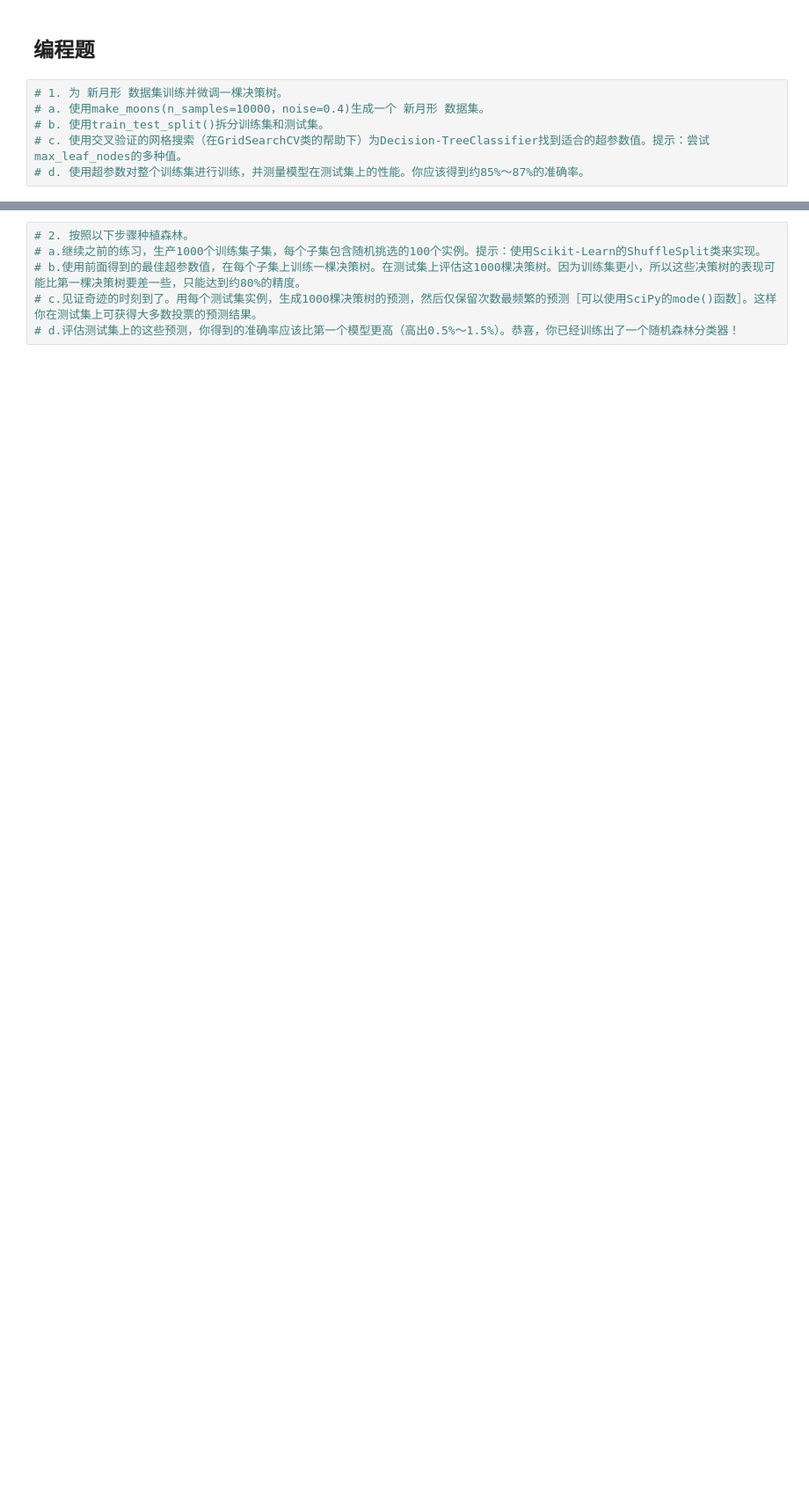
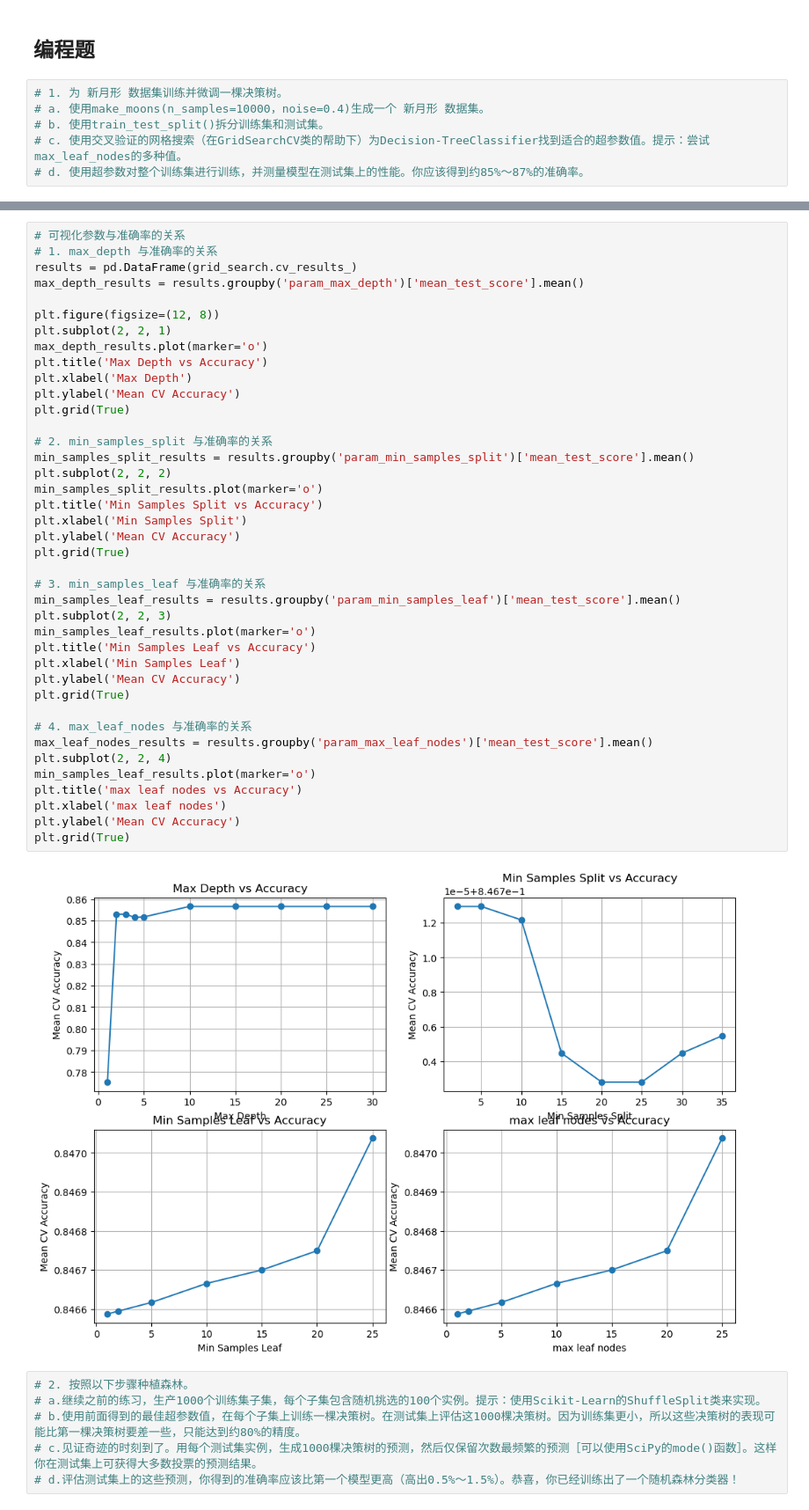
Before and after one commit to thereishua/ml_HW, a Jupyter notebook: 决策树作业.ipynb, the cells around one changed output, grey strips where cells are left out. Shown at 88% size. Cells and saved outputs as stored; diff of their text form; blank space fills up the shorter version.

```diff
--- a/决策树作业.ipynb
+++ b/决策树作业.ipynb
@@ -159,3 +118,45 @@ Fitting 5 folds for each of 2640 candidates, totalling 13200 fits
+# %%
+# 可视化参数与准确率的关系
+# 1. max_depth 与准确率的关系
+results = pd.DataFrame(grid_search.cv_results_)
+max_depth_results = results.groupby('param_max_depth')['mean_test_score'].mean()
+
+plt.figure(figsize=(12, 8))
+plt.subplot(2, 2, 1)
+max_depth_results.plot(marker='o')
+plt.title('Max Depth vs Accuracy')
+plt.xlabel('Max Depth')
+plt.ylabel('Mean CV Accuracy')
+plt.grid(True)
+
+# 2. min_samples_split 与准确率的关系
+min_samples_split_results = results.groupby('param_min_samples_split')['mean_test_score'].mean()
+plt.subplot(2, 2, 2)
+min_samples_split_results.plot(marker='o')
+plt.title('Min Samples Split vs Accuracy')
+plt.xlabel('Min Samples Split')
+plt.ylabel('Mean CV Accuracy')
+plt.grid(True)
+
+# 3. min_samples_leaf 与准确率的关系
+min_samples_leaf_results = results.groupby('param_min_samples_leaf')['mean_test_score'].mean()
+plt.subplot(2, 2, 3)
+min_samples_leaf_results.plot(marker='o')
+plt.title('Min Samples Leaf vs Accuracy')
+plt.xlabel('Min Samples Leaf')
+plt.ylabel('Mean CV Accuracy')
+plt.grid(True)
+
+# 4. max_leaf_nodes 与准确率的关系
+max_leaf_nodes_results = results.groupby('param_max_leaf_nodes')['mean_test_score'].mean()
+plt.subplot(2, 2, 4)
+min_samples_leaf_results.plot(marker='o')
+plt.title('max leaf nodes vs Accuracy')
+plt.xlabel('max leaf nodes')
+plt.ylabel('Mean CV Accuracy')
+plt.grid(True)
+# %% [output]
+[figure, added]
 # %%
 # 2. 按照以下步骤种植森林。
 # a.继续之前的练习，生产1000个训练集子集，每个子集包含随机挑选的100个实例。提示：使用Scikit-Learn的ShuffleSplit类来实现。
```
Also changed, not shown: parts of 6 cells of this notebook.
